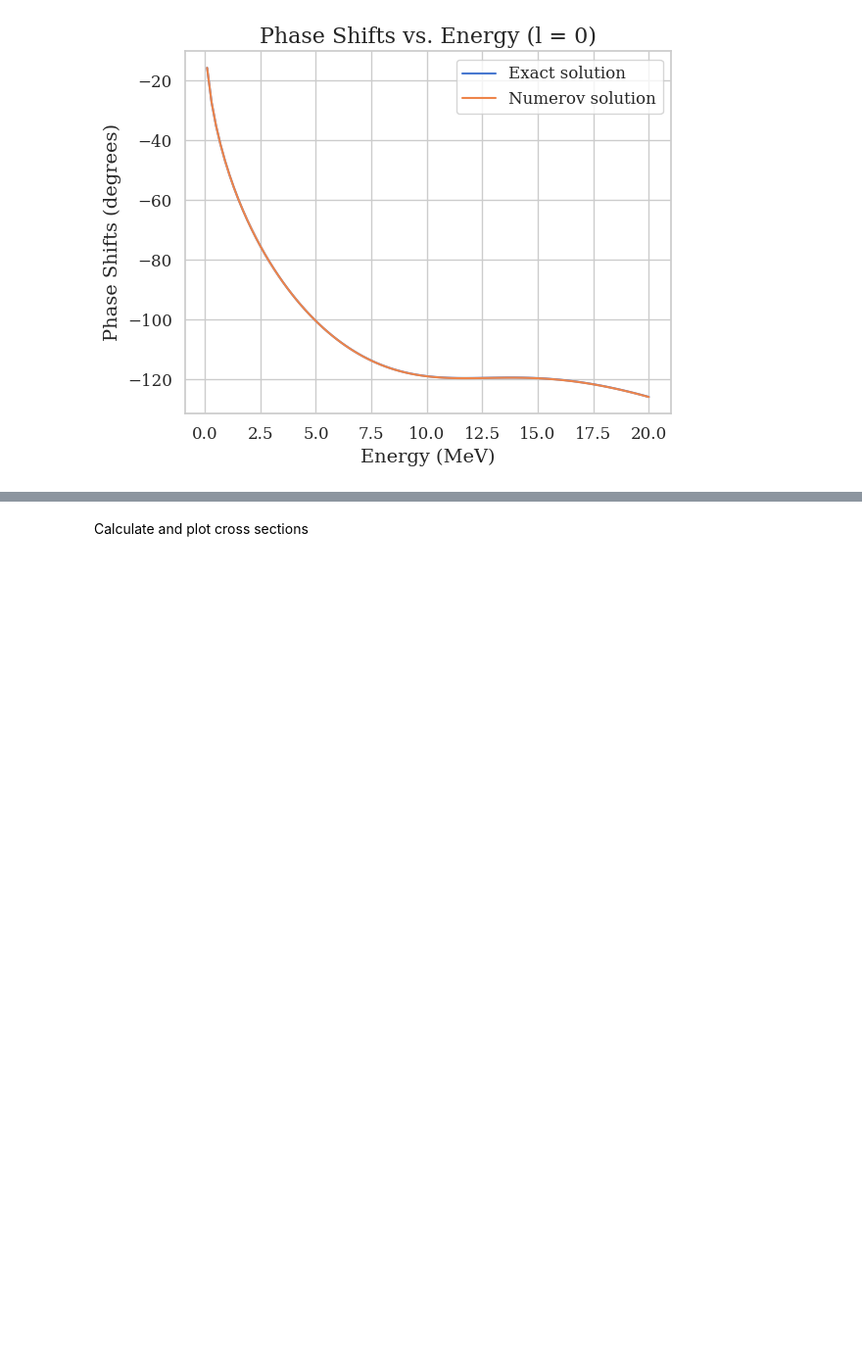
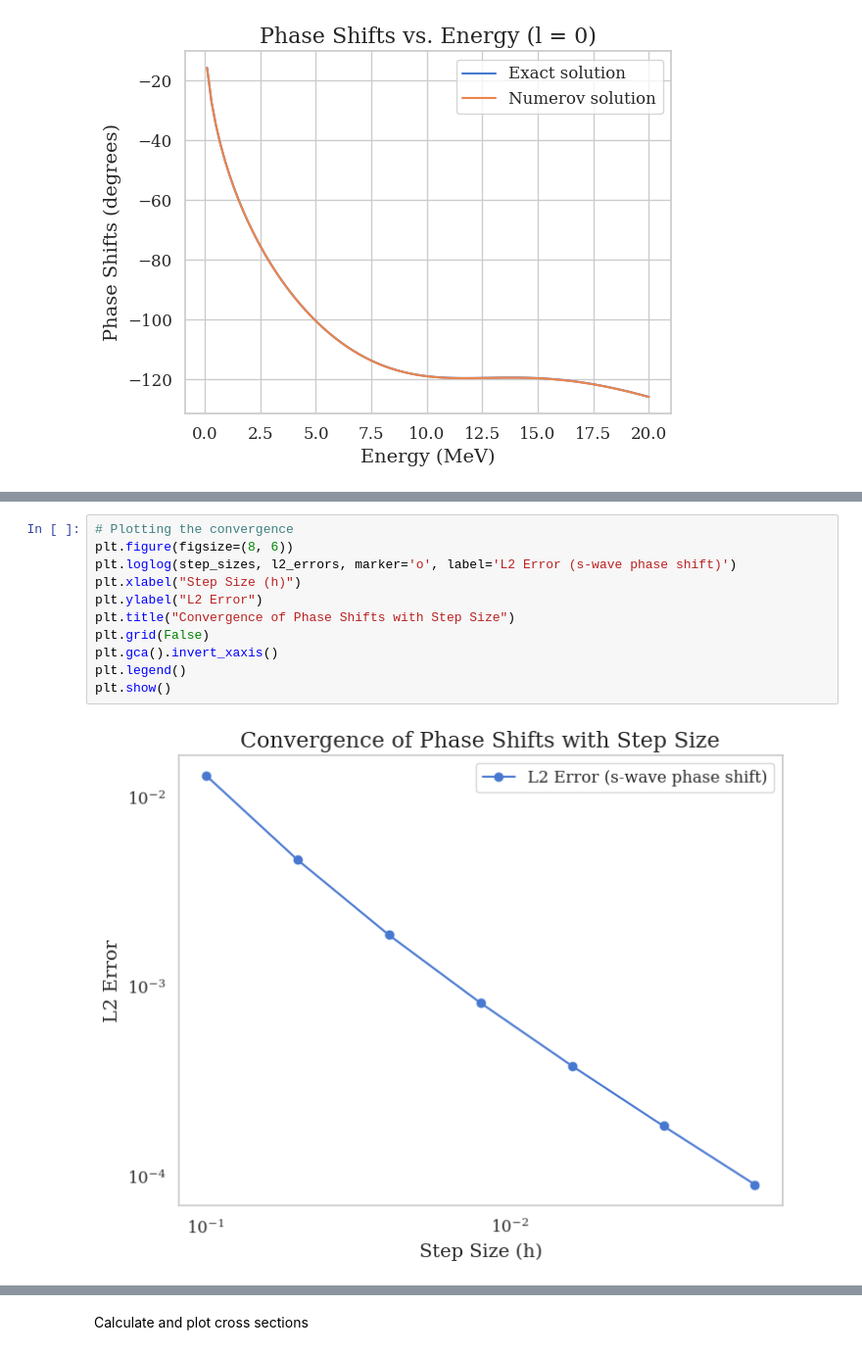
Before and after one commit to LydiaMaz/Scattering-Calculations, a Jupyter notebook: SquareWell_Numerov.ipynb, the cells around one changed output, grey strips where cells are left out. Shown at 98% size. Drawn from its saved outputs; the diff is of its cells as text; blank space fills up the shorter version.

Commit message:
add l2 norm plot

```diff
--- a/SquareWell_Numerov.ipynb
+++ b/SquareWell_Numerov.ipynb
@@ -192,0 +251,13 @@ plt.show()
+# %%
+# Plotting the convergence
+plt.figure(figsize=(8, 6))
+plt.loglog(step_sizes, l2_errors, marker='o', label='L2 Error (s-wave phase shift)')
+plt.xlabel("Step Size (h)")
+plt.ylabel("L2 Error")
+plt.title("Convergence of Phase Shifts with Step Size")
+plt.grid(False)
+plt.gca().invert_xaxis()
+plt.legend()
+plt.show()
+# %% [output]
+[figure, added]
```
Also changed, not shown: parts of 3 cells of this notebook, 1 other file.
